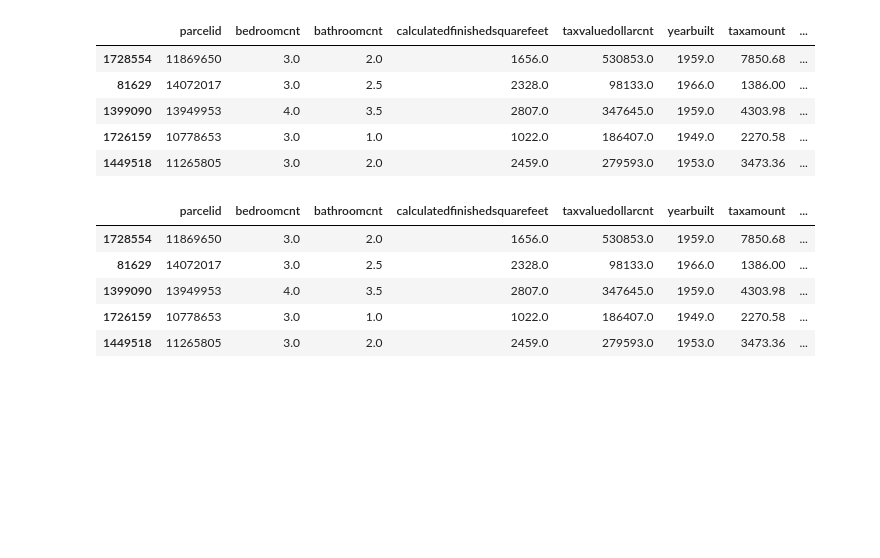
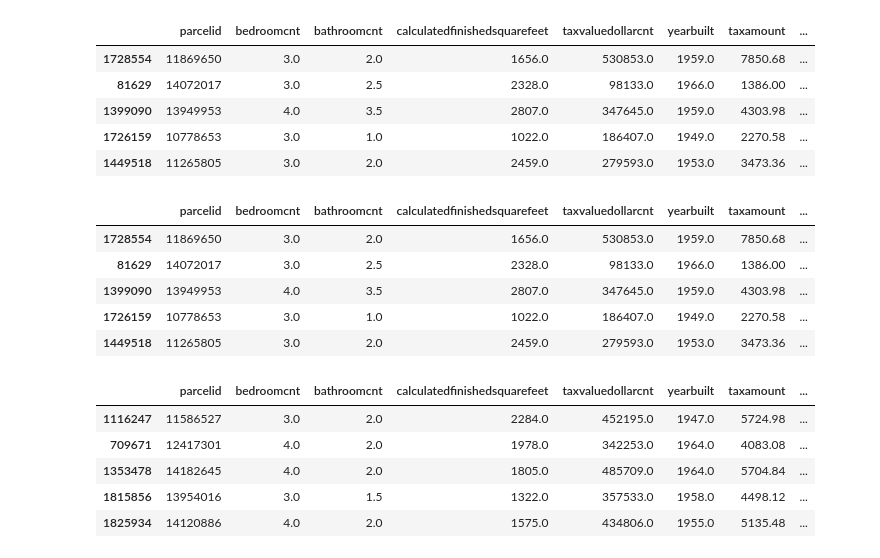
Before and after one commit to DanChurchill/regression_exercises, a Jupyter notebook: scaling.ipynb, the cells around one changed output. Drawn from its saved outputs; the diff is of its cells as text; code cells hidden in the pictures; blank space fills up the shorter version.

```diff
--- a/scaling.ipynb
+++ b/scaling.ipynb
@@ -208,7 +205,7 @@ def min_max_scaler(train, validate, test):
         return train, validate, test
 # %%
 # test function
-train, validate, test = wrangle.min_max_scaler(train, validate, test)
+train, validate, test = wrangle.scaler(MinMaxScaler(), train, validate, test)
 # %%
 # verify new columns in place
 train.head()
@@ -219,3 +216,12 @@ train.head()
 | 1399090 | 13949953 | 4.0 | 3.5 | 2807.0 | 347645.0 | 1959.0 | 4303.98 | ... |
 | 1726159 | 10778653 | 3.0 | 1.0 | 1022.0 | 186407.0 | 1949.0 | 2270.58 | ... |
 | 1449518 | 11265805 | 3.0 | 2.0 | 2459.0 | 279593.0 | 1953.0 | 3473.36 | ... |
+# %%
+validate.head()
+# %% [output]
+|  | parcelid | bedroomcnt | bathroomcnt | calculatedfinishedsquarefeet | taxvaluedollarcnt | yearbuilt | taxamount | ... |
+| 1116247 | 11586527 | 3.0 | 2.0 | 2284.0 | 452195.0 | 1947.0 | 5724.98 | ... |
+| 709671 | 12417301 | 4.0 | 2.0 | 1978.0 | 342253.0 | 1964.0 | 4083.08 | ... |
+| 1353478 | 14182645 | 4.0 | 2.0 | 1805.0 | 485709.0 | 1964.0 | 5704.84 | ... |
+| 1815856 | 13954016 | 3.0 | 1.5 | 1322.0 | 357533.0 | 1958.0 | 4498.12 | ... |
+| 1825934 | 14120886 | 4.0 | 2.0 | 1575.0 | 434806.0 | 1955.0 | 5135.48 | ... |
```
Also changed, not shown: parts of 2 cells of this notebook, 1 other file.
